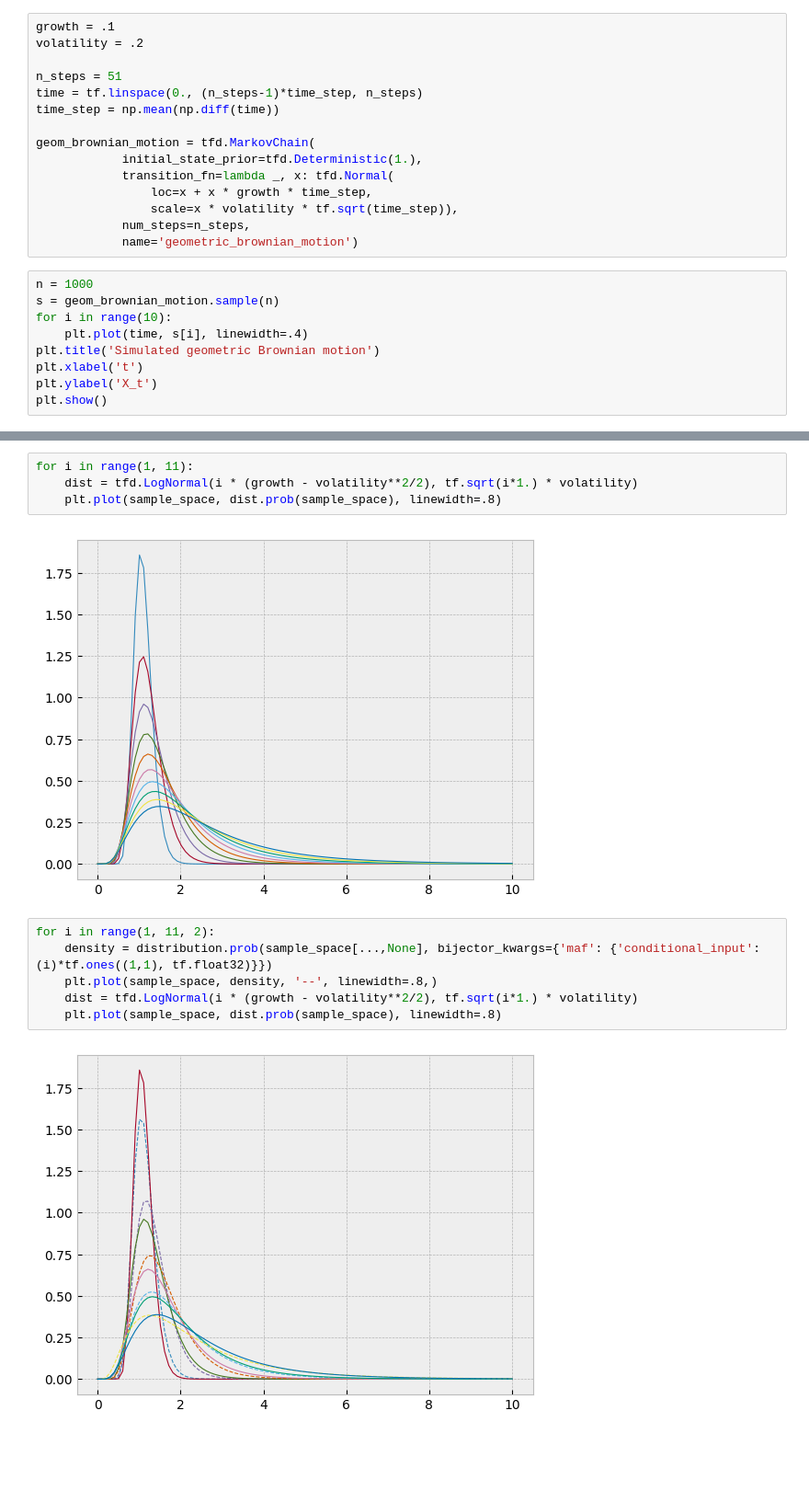
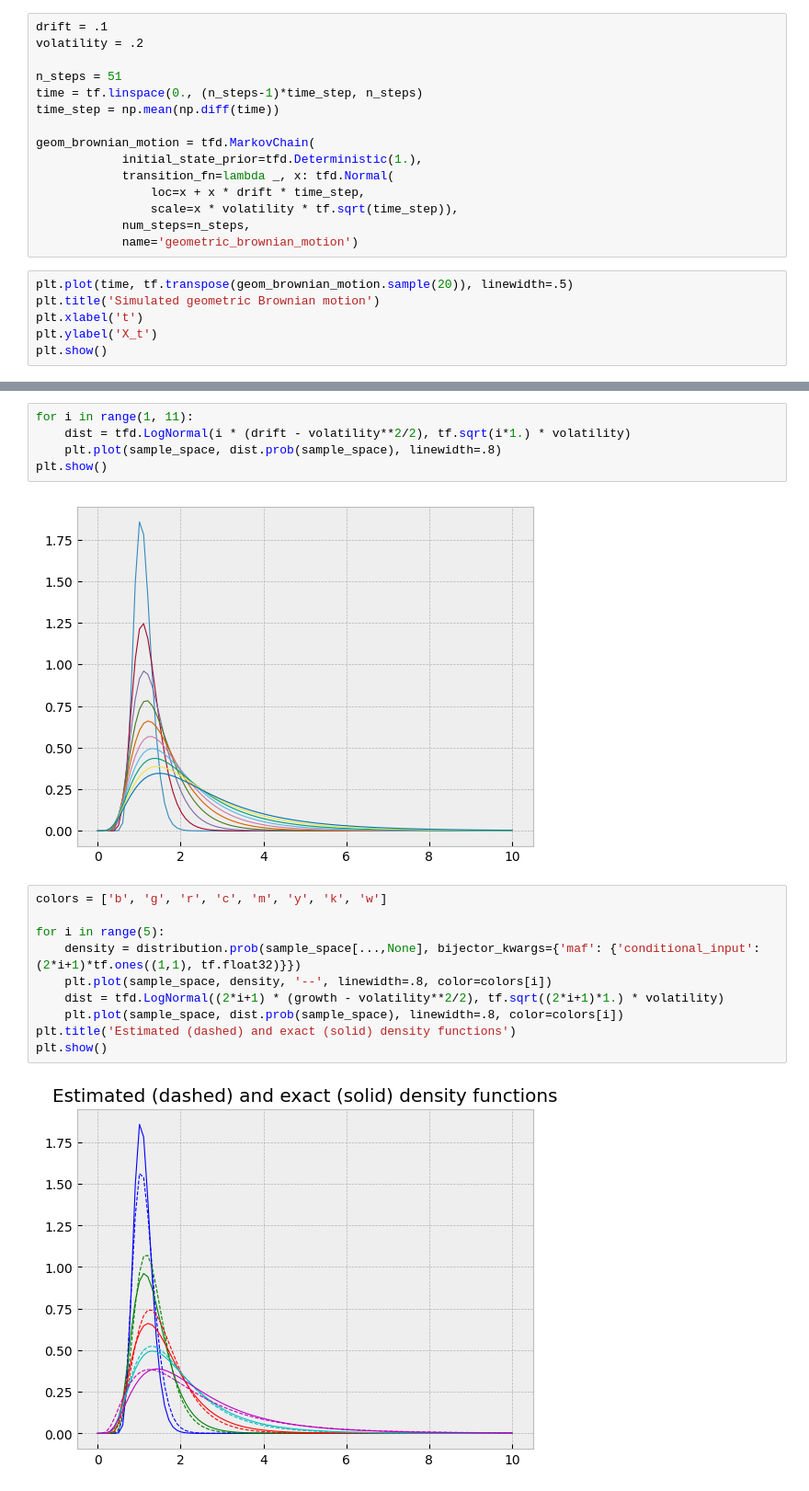
Before and after one commit to ybarmaz/blog, a Jupyter notebook: posts/2023-11-12-Masked-autoregressive-flows-for-stochastic-processes.ipynb, the cells around one changed output, grey strips where cells are left out. Shown at 92% size. Cells and saved outputs as stored; diff of their text form; blank space fills up the shorter version.

```diff
--- a/posts/2023-11-12-Masked-autoregressive-flows-for-stochastic-processes.ipynb
+++ b/posts/2023-11-12-Masked-autoregressive-flows-for-stochastic-processes.ipynb
@@ -31,5 +40,5 @@ In TensorFlow Probability, this is conveniently implemented as a `tfd.MarkovChai
 # %%
-growth = .1
+drift = .1
 volatility = .2
 
 n_steps = 51
@@ -39,15 +48,12 @@ time_step = np.mean(np.diff(time))
 geom_brownian_motion = tfd.MarkovChain(
             initial_state_prior=tfd.Deterministic(1.),
             transition_fn=lambda _, x: tfd.Normal(
-                loc=x + x * growth * time_step,
+                loc=x + x * drift * time_step,
                 scale=x * volatility * tf.sqrt(time_step)),
             num_steps=n_steps,
             name='geometric_brownian_motion')
 # %%
-n = 1000
-s = geom_brownian_motion.sample(n)
-for i in range(10):
-    plt.plot(time, s[i], linewidth=.4)
+plt.plot(time, tf.transpose(geom_brownian_motion.sample(20)), linewidth=.5)
 plt.title('Simulated geometric Brownian motion')
 plt.xlabel('t')
 plt.ylabel('X_t')
@@ -125,14 +162,19 @@ plt.show()
 # %%
 for i in range(1, 11):
-    dist = tfd.LogNormal(i * (growth - volatility**2/2), tf.sqrt(i*1.) * volatility)
+    dist = tfd.LogNormal(i * (drift - volatility**2/2), tf.sqrt(i*1.) * volatility)
     plt.plot(sample_space, dist.prob(sample_space), linewidth=.8)
+plt.show()
 # %% [output]
 [figure]
 # %%
-for i in range(1, 11, 2):
-    density = distribution.prob(sample_space[...,None], bijector_kwargs={'maf': {'conditional_input': (i)*tf.ones((1,1), tf.float32)}})
-    plt.plot(sample_space, density, '--', linewidth=.8,)
-    dist = tfd.LogNormal(i * (growth - volatility**2/2), tf.sqrt(i*1.) * volatility)
-    plt.plot(sample_space, dist.prob(sample_space), linewidth=.8)
+colors = ['b', 'g', 'r', 'c', 'm', 'y', 'k', 'w']
+
+for i in range(5):
+    density = distribution.prob(sample_space[...,None], bijector_kwargs={'maf': {'conditional_input': (2*i+1)*tf.ones((1,1), tf.float32)}})
+    plt.plot(sample_space, density, '--', linewidth=.8, color=colors[i])
+    dist = tfd.LogNormal((2*i+1) * (growth - volatility**2/2), tf.sqrt((2*i+1)*1.) * volatility)
+    plt.plot(sample_space, dist.prob(sample_space), linewidth=.8, color=colors[i])
+plt.title('Estimated (dashed) and exact (solid) density functions')
+plt.show()
 # %% [output]
-[figure, old version]
+[figure, new version]
```
Also changed, not shown: parts of 8 cells of this notebook.
